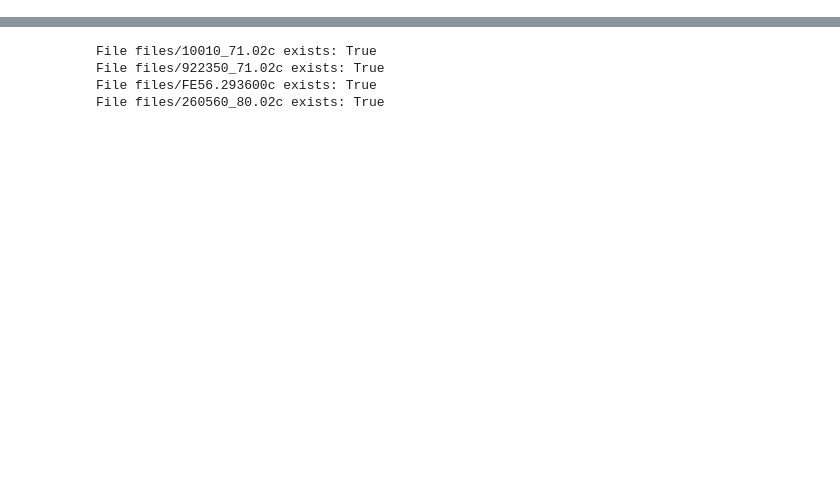
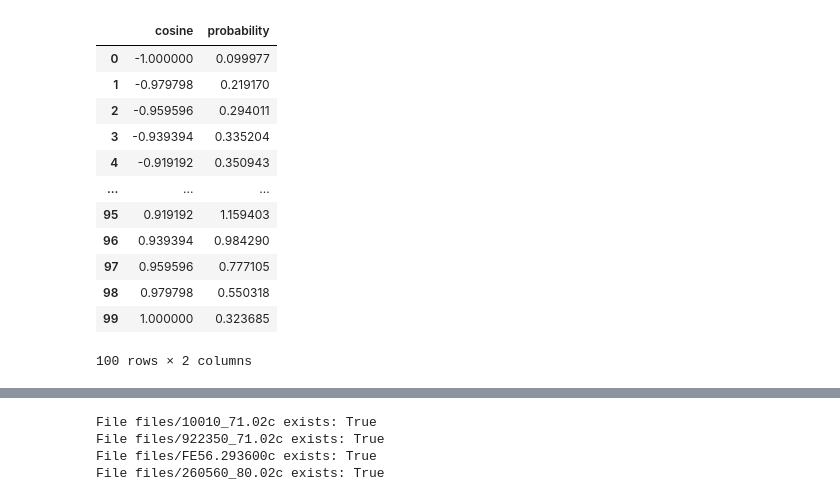
Before and after one commit to monleon96/kika, a Jupyter notebook: mcnpy/ace/test.ipynb, the cells around one changed output, grey strips where cells are left out. Saved outputs shown, nothing was run; the diff lists cells and outputs as text; code cells hidden in the pictures; blank space fills up the shorter version.

```diff
--- a/mcnpy/ace/test.ipynb
+++ b/mcnpy/ace/test.ipynb
@@ -5,3 +6,10 @@ from mcnpy.utils import configure_ace_debug_logging
 
 # Configure debug logging
 #configure_ace_debug_logging(enable=True)  # Set to False to disable debug output
+# %%
+acefile = 'files/260560_80.06c'
+# %%
+ace = mcnpy.read_ace(acefile)
+# %%
+ang = ace.angular_distributions
+ang
@@ -7,0 +135,16 @@ from mcnpy.utils import configure_ace_debug_logging
+# %%
+ang.incident_neutron[51].to_dataframe(energy=14)
+# %% [output]
+|  | cosine | probability |
+| 0 | -1.000000 | 0.099977 |
+| 1 | -0.979798 | 0.219170 |
+| 2 | -0.959596 | 0.294011 |
+| 3 | -0.939394 | 0.335204 |
+| 4 | -0.919192 | 0.350943 |
+| ... | ... | ... |
+| 95 | 0.919192 | 1.159403 |
+| 96 | 0.939394 | 0.984290 |
+| 97 | 0.959596 | 0.777105 |
+| 98 | 0.979798 | 0.550318 |
+| 99 | 1.000000 | 0.323685 |
+100 rows × 2 columns
```
Also changed, not shown: parts of 15 cells of this notebook, 58 other files.
